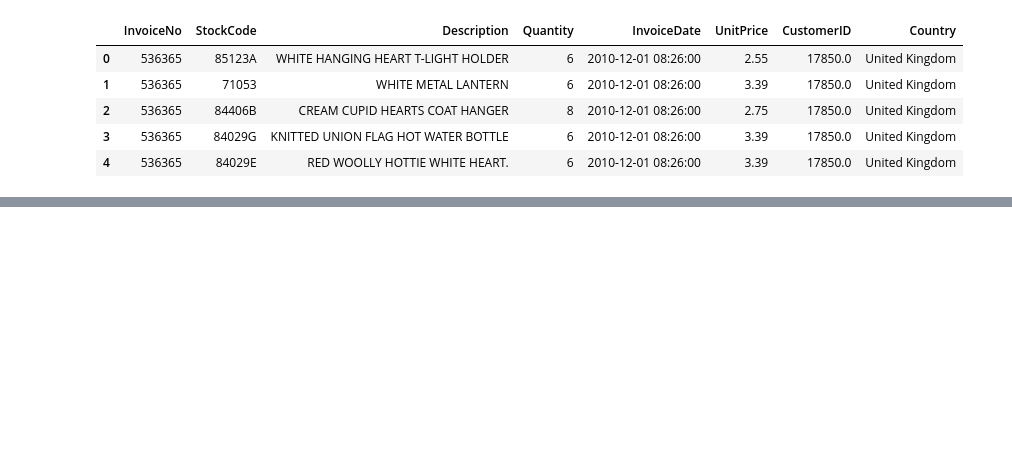
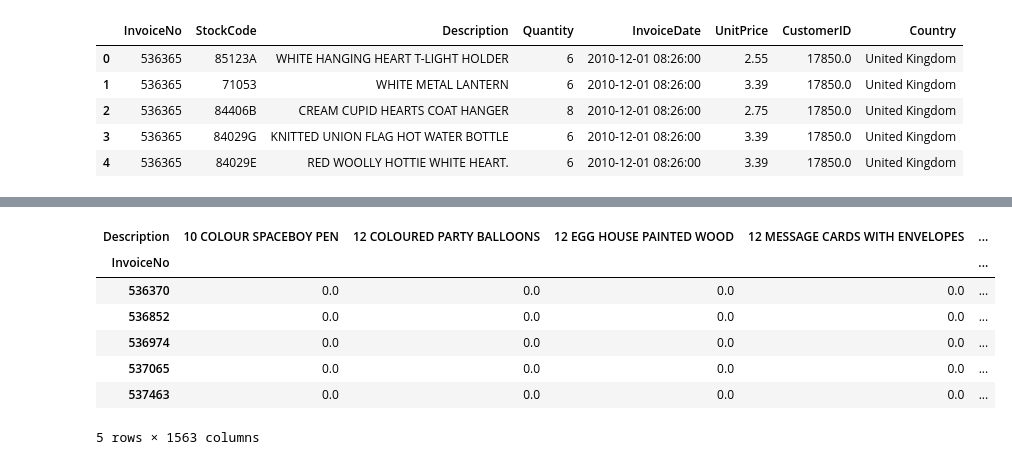
Before and after one commit to taimurIslam/Machine-Learning-A-Z, a Jupyter notebook: Part 5 - Association Rule Learning/Section 28 - Apriori/example_2.ipynb, the cells around one changed output, grey strips where cells are left out. Saved outputs shown, nothing was run; the diff lists cells and outputs as text; code cells hidden in the pictures; blank space fills up the shorter version.

```diff
--- a/Part 5 - Association Rule Learning/Section 28 - Apriori/example_2.ipynb
+++ b/Part 5 - Association Rule Learning/Section 28 - Apriori/example_2.ipynb
@@ -48,3 +38,5 @@ dataset.head()
 | 2 | 2 | 536365 | 84406B | CREAM CUPID HEARTS COAT HANGER | 8 | 2010-12-01 08:26:00 | 2.75 | 17850.0 | United Kingdom |
 | 3 | 3 | 536365 | 84029G | KNITTED UNION FLAG HOT WATER BOTTLE | 6 | 2010-12-01 08:26:00 | 3.39 | 17850.0 | United Kingdom |
 | 4 | 4 | 536365 | 84029E | RED WOOLLY HOTTIE WHITE HEART. | 6 | 2010-12-01 08:26:00 | 3.39 | 17850.0 | United Kingdom |
+# %%
+df.dropna(axis=0, subset=['InvoiceNo'], inplace=True)
@@ -50,0 +52,2 @@ dataset.head()
+# %%
+df['InvoiceNo'] = df['InvoiceNo'].astype('str')
@@ -50,0 +70,11 @@ dataset.head()
+# %%
+basket.head()
+# %% [output]
+| Description | 10 COLOUR SPACEBOY PEN | 12 COLOURED PARTY BALLOONS | 12 EGG HOUSE PAINTED WOOD | 12 MESSAGE CARDS WITH ENVELOPES | ... |
+| InvoiceNo |  |  |  |  | ... |
+| 536370 | 0.0 | 0.0 | 0.0 | 0.0 | ... |
+| 536852 | 0.0 | 0.0 | 0.0 | 0.0 | ... |
+| 536974 | 0.0 | 0.0 | 0.0 | 0.0 | ... |
+| 537065 | 0.0 | 0.0 | 0.0 | 0.0 | ... |
+| 537463 | 0.0 | 0.0 | 0.0 | 0.0 | ... |
+5 rows × 1563 columns
```
Also changed, not shown: parts of 13 cells of this notebook, 1 other file.
